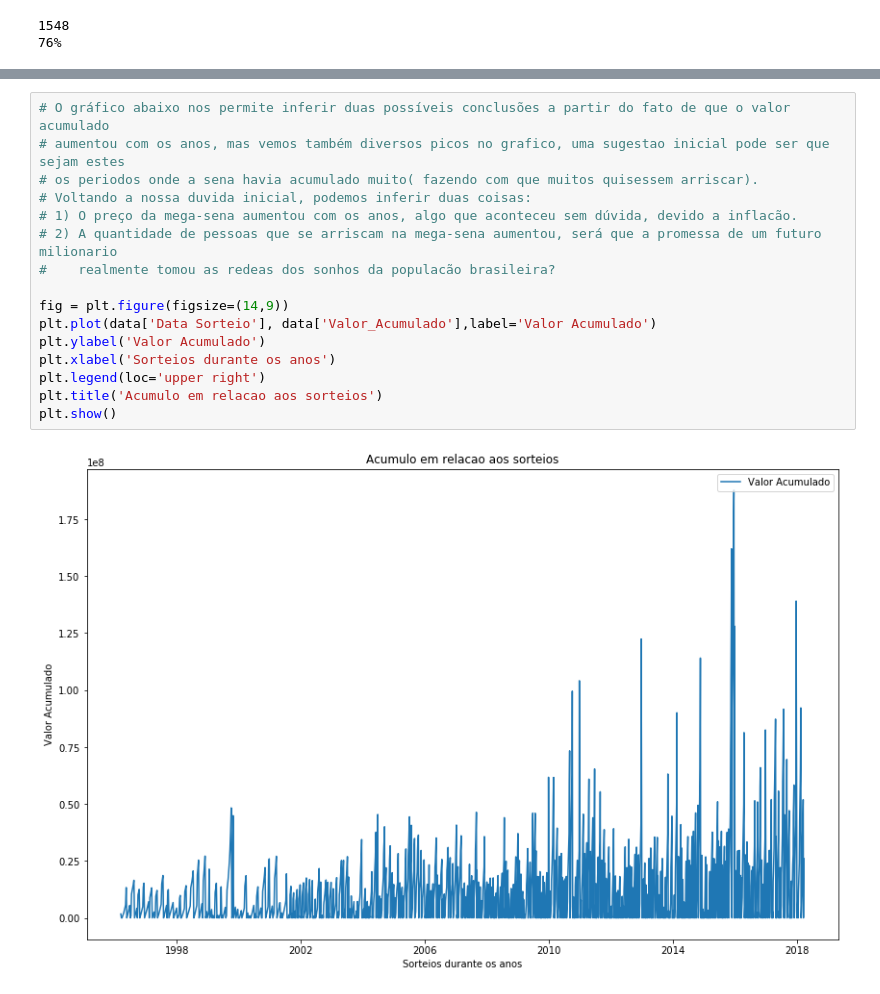
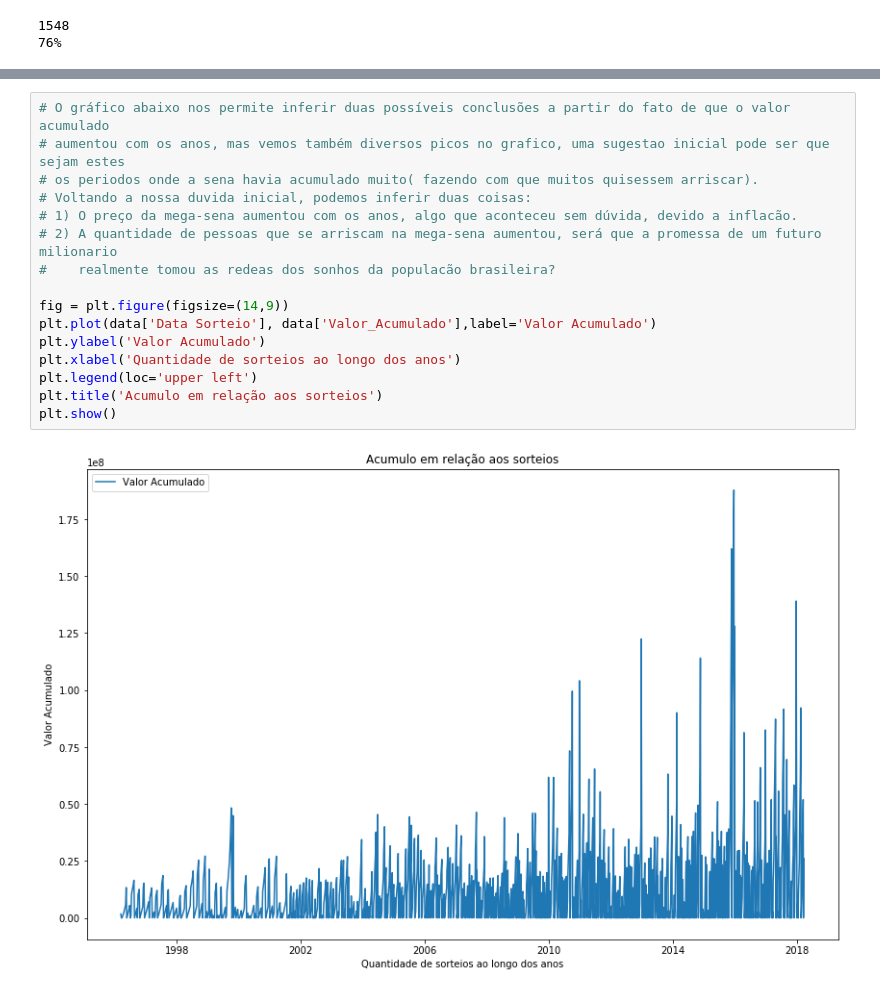
Before and after one commit to maxwillf/Mega-sena, a Jupyter notebook: Max_willliam_trabalho_prob.ipynb, the cells around one changed output, grey strips where cells are left out. Cells and saved outputs as stored; diff of their text form.

```diff
--- a/Max_willliam_trabalho_prob.ipynb
+++ b/Max_willliam_trabalho_prob.ipynb
@@ -165,18 +165,18 @@ print("Media da premiacao:   ", data_arrec.premio_maximo_total.mean())
 # %%
 # O gráfico abaixo nos permite inferir duas possíveis conclusões a partir do fato de que o valor acumulado
 # aumentou com os anos, mas vemos também diversos picos no grafico, uma sugestao inicial pode ser que sejam estes
 # os periodos onde a sena havia acumulado muito( fazendo com que muitos quisessem arriscar).
 # Voltando a nossa duvida inicial, podemos inferir duas coisas:
 # 1) O preço da mega-sena aumentou com os anos, algo que aconteceu sem dúvida, devido a inflacão.
 # 2) A quantidade de pessoas que se arriscam na mega-sena aumentou, será que a promessa de um futuro milionario
 #    realmente tomou as redeas dos sonhos da populacão brasileira?
 
 fig = plt.figure(figsize=(14,9))
 plt.plot(data['Data Sorteio'], data['Valor_Acumulado'],label='Valor Acumulado')
 plt.ylabel('Valor Acumulado')
-plt.xlabel('Sorteios durante os anos')
-plt.legend(loc='upper right')
-plt.title('Acumulo em relacao aos sorteios')
+plt.xlabel('Quantidade de sorteios ao longo dos anos')
+plt.legend(loc='upper left')
+plt.title('Acumulo em relação aos sorteios')
 plt.show()
 # %% [output]
-[figure, old version]
+[figure, new version]
```
Also changed, not shown: parts of 6 cells of this notebook.
